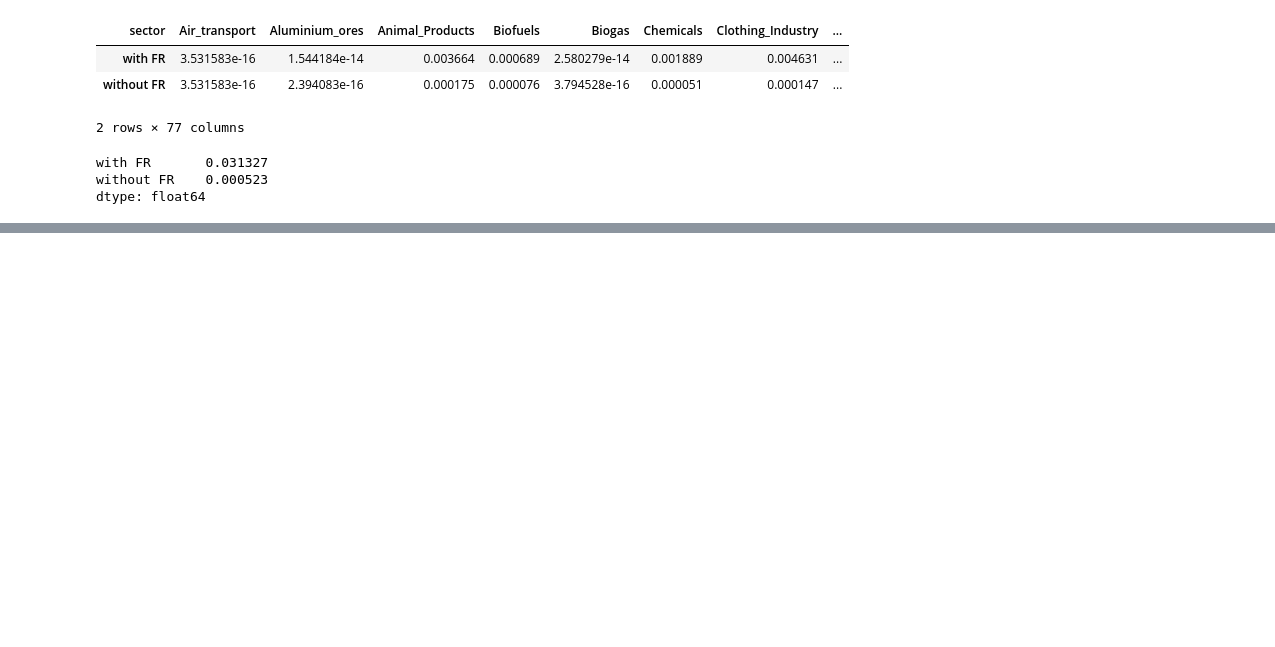
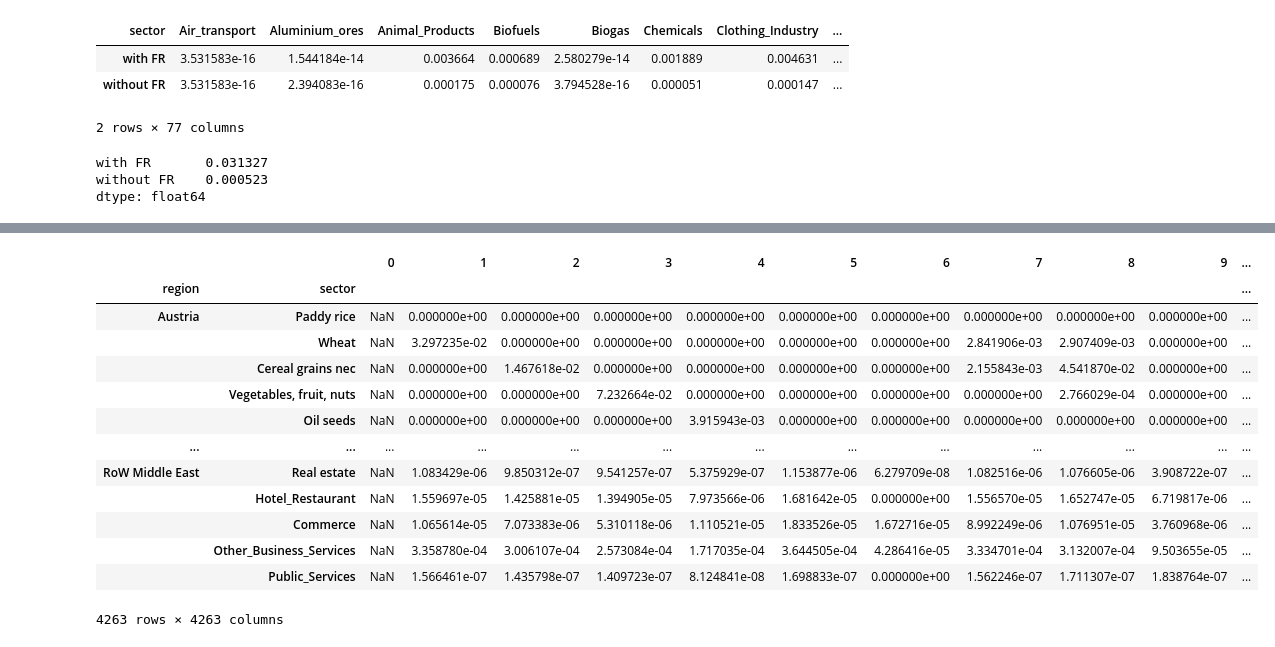
Before and after one commit to Maestrofinn/MatMat-Trade, a Jupyter notebook: IMACLIM_explo.ipynb, the cells around one changed output, grey strips where cells are left out. Saved outputs shown, nothing was run; the diff lists cells and outputs as text; code cells hidden in the pictures; blank space fills up the shorter version.

```diff
--- a/IMACLIM_explo.ipynb
+++ b/IMACLIM_explo.ipynb
@@ -585,0 +648,2 @@ dtype: float64
+# %%
+model.iot.stressor_extension.M=None
@@ -585,0 +678,2 @@ dtype: float64
+# %%
+model.counterfactuals["IMACLIM_all_2050_INDC"].iot.stressor_extension.M=None
@@ -585,0 +706,18 @@ dtype: float64
+# %%
+iot=model.iot
+iot.Z.dot(np.diag(1/model.iot.x["indout"].transpose()))
+# %% [output]
+|  |  | 0 | 1 | 2 | 3 | 4 | 5 | 6 | 7 | 8 | 9 | ... |
+| region | sector |  |  |  |  |  |  |  |  |  |  | ... |
+| Austria | Paddy rice | NaN | 0.000000e+00 | 0.000000e+00 | 0.000000e+00 | 0.000000e+00 | 0.000000e+00 | 0.000000e+00 | 0.000000e+00 | 0.000000e+00 | 0.000000e+00 | ... |
+|  | Wheat | NaN | 3.297235e-02 | 0.000000e+00 | 0.000000e+00 | 0.000000e+00 | 0.000000e+00 | 0.000000e+00 | 2.841906e-03 | 2.907409e-03 | 0.000000e+00 | ... |
+|  | Cereal grains nec | NaN | 0.000000e+00 | 1.467618e-02 | 0.000000e+00 | 0.000000e+00 | 0.000000e+00 | 0.000000e+00 | 2.155843e-03 | 4.541870e-02 | 0.000000e+00 | ... |
+|  | Vegetables, fruit, nuts | NaN | 0.000000e+00 | 0.000000e+00 | 7.232664e-02 | 0.000000e+00 | 0.000000e+00 | 0.000000e+00 | 0.000000e+00 | 2.766029e-04 | 0.000000e+00 | ... |
+|  | Oil seeds | NaN | 0.000000e+00 | 0.000000e+00 | 0.000000e+00 | 3.915943e-03 | 0.000000e+00 | 0.000000e+00 | 0.000000e+00 | 0.000000e+00 | 0.000000e+00 | ... |
+| ... | ... | ... | ... | ... | ... | ... | ... | ... | ... | ... | ... | ... |
+| RoW Middle East | Real estate | NaN | 1.083429e-06 | 9.850312e-07 | 9.541257e-07 | 5.375929e-07 | 1.153877e-06 | 6.279709e-08 | 1.082516e-06 | 1.076605e-06 | 3.908722e-07 | ... |
+|  | Hotel_Restaurant | NaN | 1.559697e-05 | 1.425881e-05 | 1.394905e-05 | 7.973566e-06 | 1.681642e-05 | 0.000000e+00 | 1.556570e-05 | 1.652747e-05 | 6.719817e-06 | ... |
+|  | Commerce | NaN | 1.065614e-05 | 7.073383e-06 | 5.310118e-06 | 1.110521e-05 | 1.833526e-05 | 1.672716e-05 | 8.992249e-06 | 1.076951e-05 | 3.760968e-06 | ... |
+|  | Other_Business_Services | NaN | 3.358780e-04 | 3.006107e-04 | 2.573084e-04 | 1.717035e-04 | 3.644505e-04 | 4.286416e-05 | 3.334701e-04 | 3.132007e-04 | 9.503655e-05 | ... |
+|  | Public_Services | NaN | 1.566461e-07 | 1.435798e-07 | 1.409723e-07 | 8.124841e-08 | 1.698833e-07 | 0.000000e+00 | 1.562246e-07 | 1.711307e-07 | 1.838764e-07 | ... |
+4263 rows × 4263 columns
```
Also changed, not shown: parts of 20 cells of this notebook, 1 other file.
